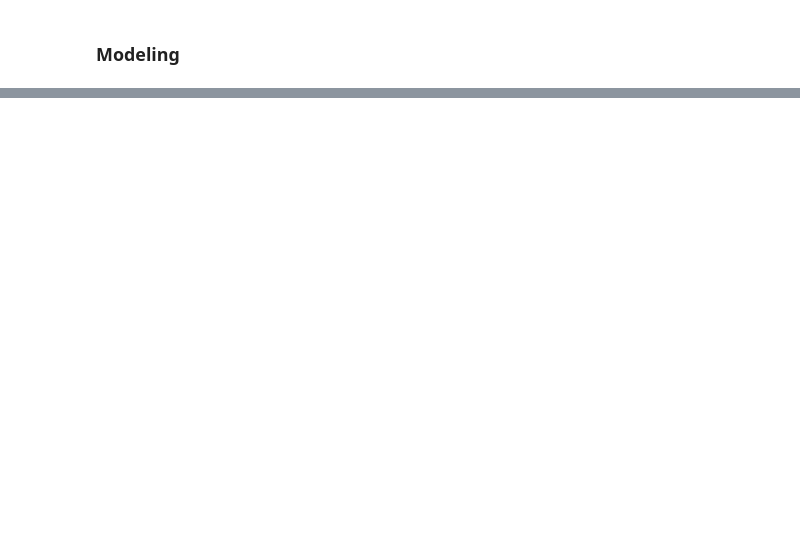
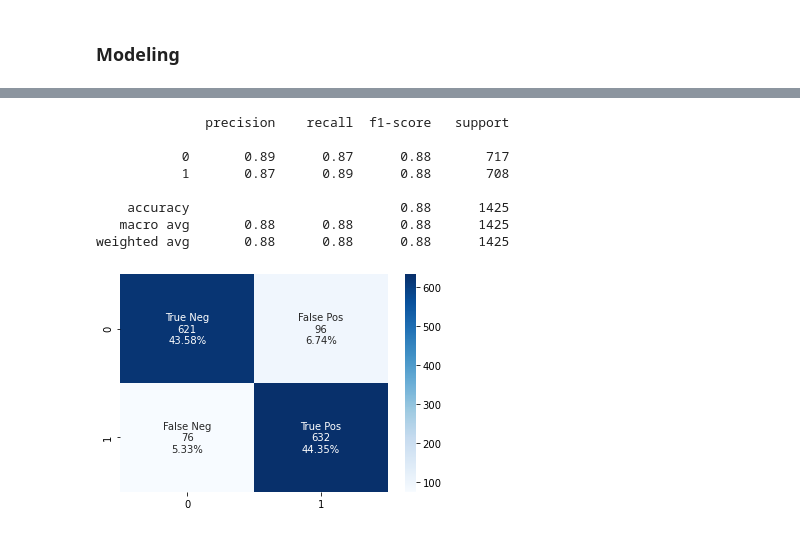
Before and after one commit to Dmoreir1/DSC-Flatiron-Project3, a Jupyter notebook: main-project-notebook.ipynb, the cells around one changed output, grey strips where cells are left out. Drawn from its saved outputs; the diff is of its cells as text; code cells hidden in the pictures; blank space fills up the shorter version.

```diff
--- a/main-project-notebook.ipynb
+++ b/main-project-notebook.ipynb
@@ -429,0 +387,12 @@ plt.show()
+# %%
+model_evaluation(classifier_dt, x_test, y_test)
+# %% [output]
+              precision    recall  f1-score   support
+
+           0       0.89      0.87      0.88       717
+           1       0.87      0.89      0.88       708
+
+    accuracy                           0.88      1425
+   macro avg       0.88      0.88      0.88      1425
+weighted avg       0.88      0.88      0.88      1425
+[figure, added]
```
Also changed, not shown: parts of 34 cells of this notebook.
